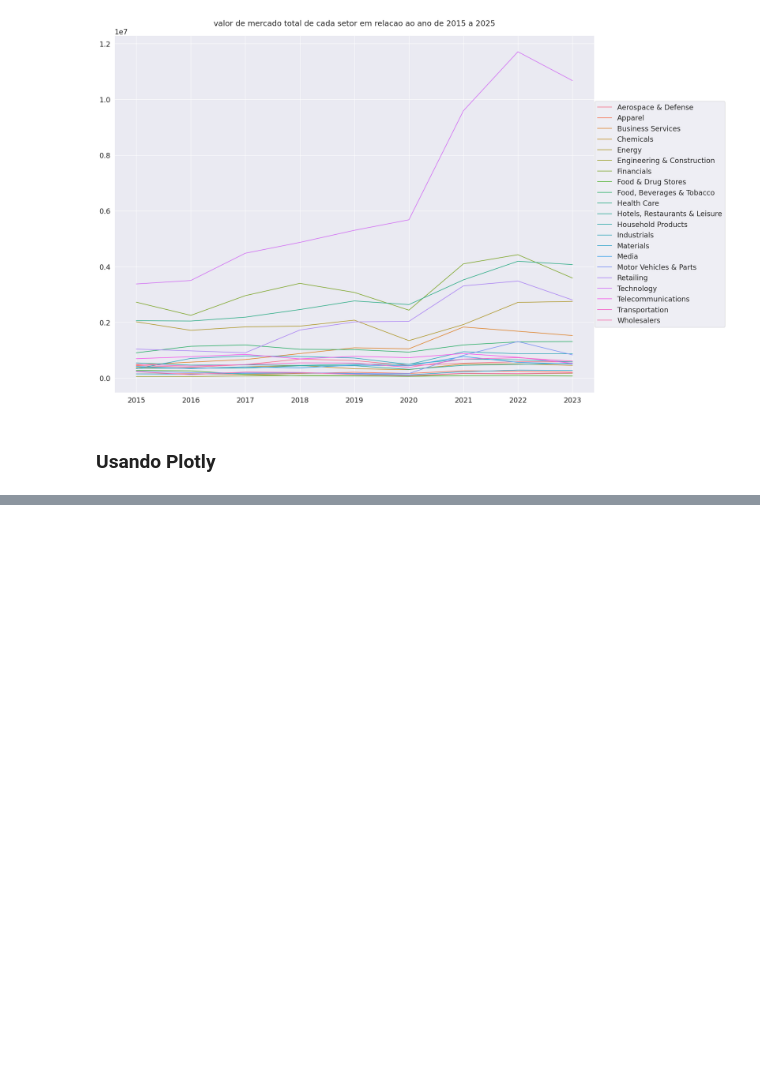
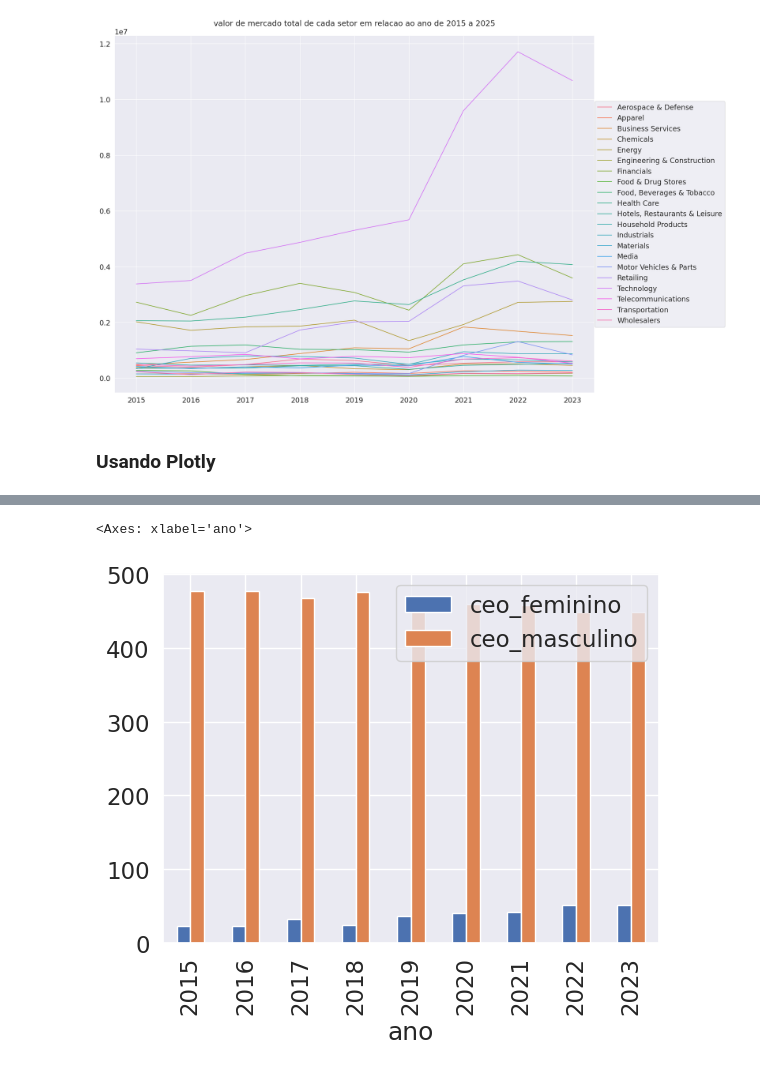
Before and after one commit to kaladabrio2020/AnalisandoFortunas, a Jupyter notebook: Analise.ipynb, the cells around one changed output, grey strips where cells are left out. Saved outputs shown, nothing was run; the diff lists cells and outputs as text; code cells hidden in the pictures; blank space fills up the shorter version.

Commit message:
data100

```diff
--- a/Analise.ipynb
+++ b/Analise.ipynb
@@ -288,0 +280,4 @@ fig.show()
+# %%
+dataFeminina = dataSetor.loc[dataSetor['ceo_feminino']=='yes'].groupby(by=['ano'])['ceo_feminino'].count()
+
+dataFeminina = dataFeminina.reset_index()
@@ -288,0 +297,4 @@ fig.show()
+# %%
+dataMasculino = dataSetor.loc[dataSetor['ceo_feminino']=='no'].groupby(by=['ano'])['ceo_feminino'].count()
+dataMasculino = dataMasculino.reset_index()
+dataMasculino.columns = ['ano','ceo_masculino']
@@ -288,0 +314,3 @@ fig.show()
+# %%
+dataGenero = dataFeminina.merge(dataMasculino,how='inner',on='ano')
+dataGenero
@@ -288,0 +328,7 @@ fig.show()
+# %%
+dataGenero = dataGenero.set_index('ano')
+# %%
+dataGenero.plot.bar()
+# %% [output]
+<Axes: xlabel='ano'>
+[figure, added]
```
Also changed, not shown: parts of 11 cells of this notebook.
